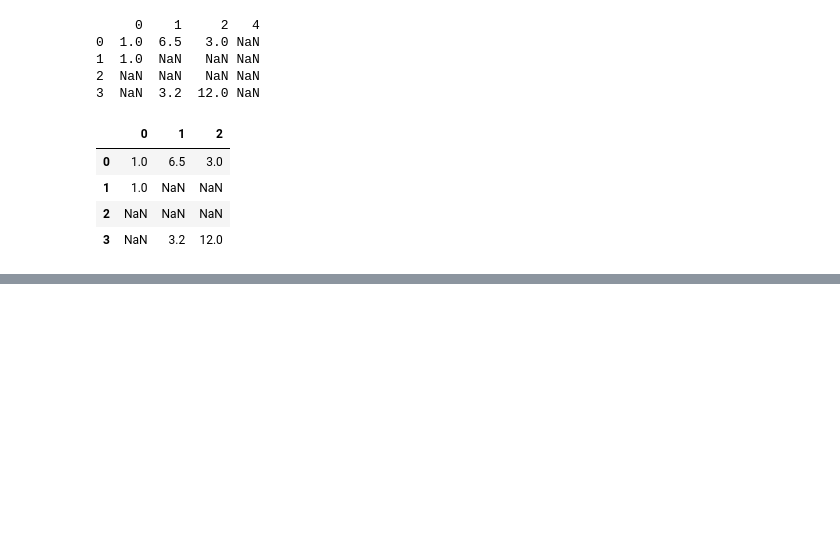
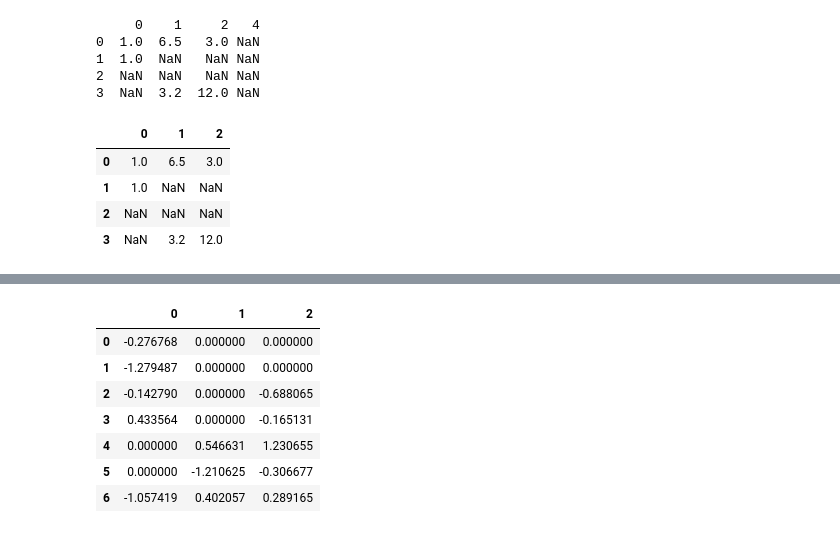
Before and after one commit to now-101/numpy_camp, a Jupyter notebook: task04.ipynb, the cells around one changed output, grey strips where cells are left out. Cells and saved outputs as stored; diff of their text form; code cells hidden in the pictures; blank space fills up the shorter version.

```diff
--- a/task04.ipynb
+++ b/task04.ipynb
@@ -111,0 +114,18 @@ data.dropna(axis=1, how='all')
+# %%
+np.random.seed(2018)
+
+df = pd.DataFrame(np.random.randn(7, 3))
+df.iloc[:4, 1] = NA
+df.iloc[:2, 2] = NA
+df.iloc[4:6, 0] = NA
+print(df)
+print()
+print(df.dropna())
+# print(df.dropna(thresh=2))
+print()
+print(df.dropna(thresh=1))
+print()
+print(df.dropna(thresh=2))
+print()
+print()
+print(df.dropna(thresh=3))
@@ -111,0 +158,11 @@ data.dropna(axis=1, how='all')
+# %%
+df.fillna(0)
+# %% [output]
+|  | 0 | 1 | 2 |
+| 0 | -0.276768 | 0.000000 | 0.000000 |
+| 1 | -1.279487 | 0.000000 | 0.000000 |
+| 2 | -0.142790 | 0.000000 | -0.688065 |
+| 3 | 0.433564 | 0.000000 | -0.165131 |
+| 4 | 0.000000 | 0.546631 | 1.230655 |
+| 5 | 0.000000 | -1.210625 | -0.306677 |
+| 6 | -1.057419 | 0.402057 | 0.289165 |
```
Also changed, not shown: parts of 34 cells of this notebook.
